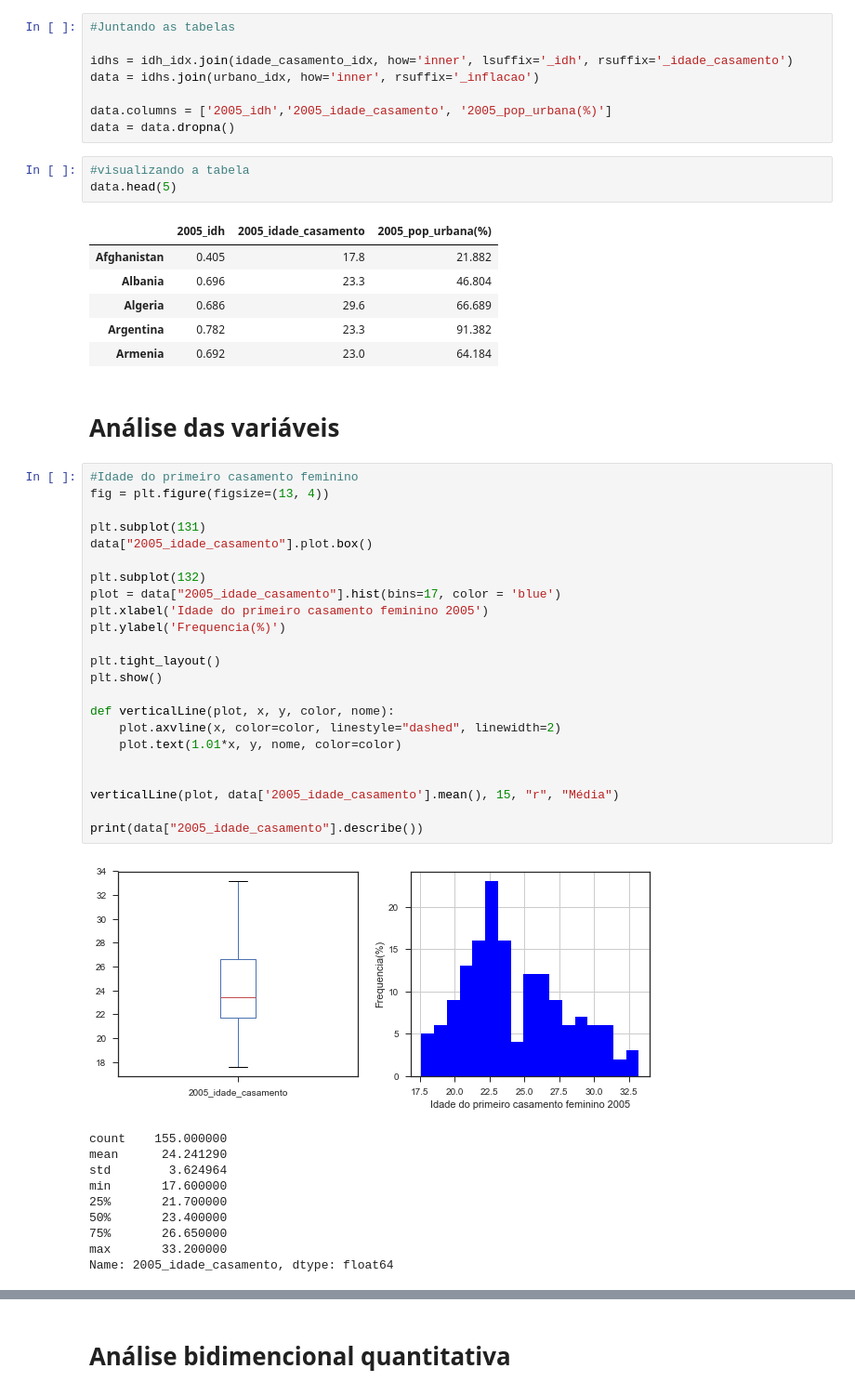
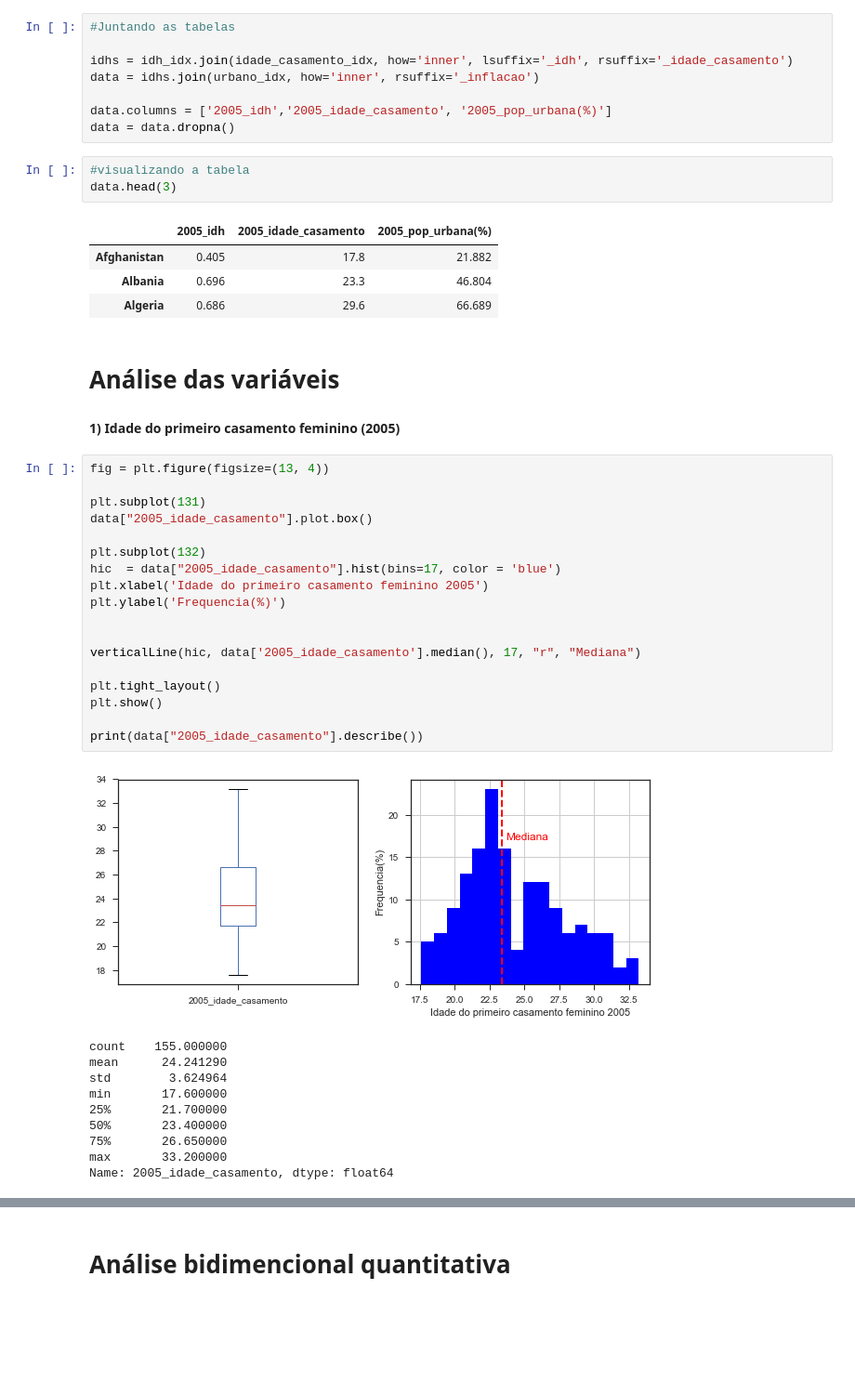
Before and after one commit to pedr0luiz/P1_Dados_Pedro_Luiz, a Jupyter notebook: P1_Dados_Pedro_Luiz.ipynb, the cells around one changed output, grey strips where cells are left out. Shown: that part at 93% size. Cells and saved outputs as stored; diff of their text form; blank space fills up the shorter version.

```diff
--- a/P1_Dados_Pedro_Luiz.ipynb
+++ b/P1_Dados_Pedro_Luiz.ipynb
@@ -39,41 +39,36 @@ data.columns = ['2005_idh','2005_idade_casamento', '2005_pop_urbana(%)']
 data = data.dropna()
 # %%
 #visualizando a tabela
-data.head(5)
+data.head(3)
 # %% [output]
 |  | 2005_idh | 2005_idade_casamento | 2005_pop_urbana(%) |
 | Afghanistan | 0.405 | 17.8 | 21.882 |
 | Albania | 0.696 | 23.3 | 46.804 |
 | Algeria | 0.686 | 29.6 | 66.689 |
-| Argentina | 0.782 | 23.3 | 91.382 |
-| Armenia | 0.692 | 23.0 | 64.184 |
 # %% [markdown]
 # Análise das variáveis
+# %% [markdown]
+**1) Idade do primeiro casamento feminino (2005)**
 # %%
-#Idade do primeiro casamento feminino
 fig = plt.figure(figsize=(13, 4))
 
 plt.subplot(131)
 data["2005_idade_casamento"].plot.box()
 
 plt.subplot(132)
-plot = data["2005_idade_casamento"].hist(bins=17, color = 'blue')
+hic  = data["2005_idade_casamento"].hist(bins=17, color = 'blue')
 plt.xlabel('Idade do primeiro casamento feminino 2005')
 plt.ylabel('Frequencia(%)')
+
+
+verticalLine(hic, data['2005_idade_casamento'].median(), 17, "r", "Mediana")
 
 plt.tight_layout()
 plt.show()
 
-def verticalLine(plot, x, y, color, nome):
-    plot.axvline(x, color=color, linestyle="dashed", linewidth=2)
-    plot.text(1.01*x, y, nome, color=color)
-
-
-verticalLine(plot, data['2005_idade_casamento'].mean(), 15, "r", "Média")
-
 print(data["2005_idade_casamento"].describe())
 # %% [output]
-[figure, old version]
+[figure, new version]
 count    155.000000
 mean      24.241290
 std        3.624964
```
Also changed, not shown: parts of 29 cells of this notebook.
